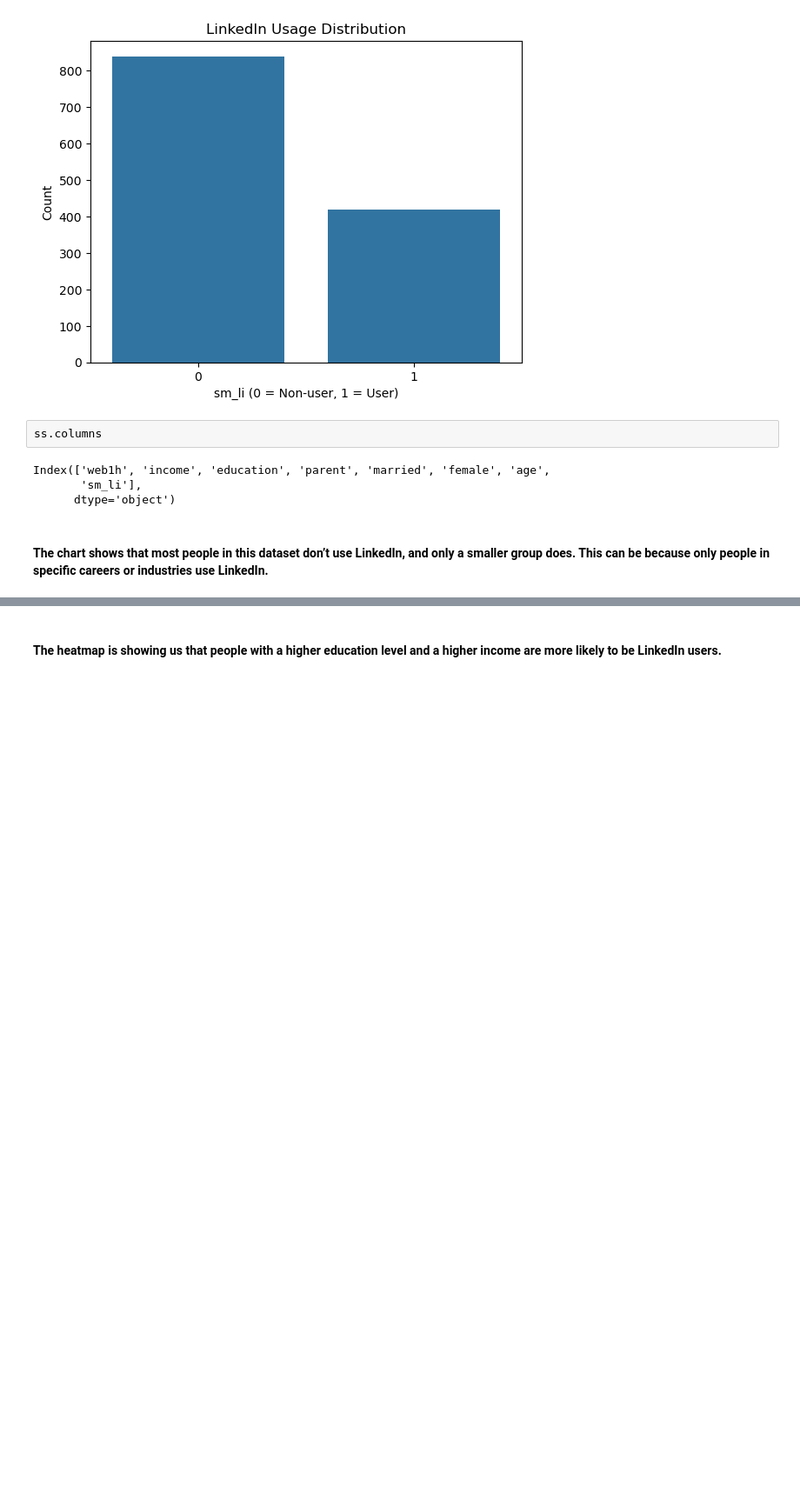
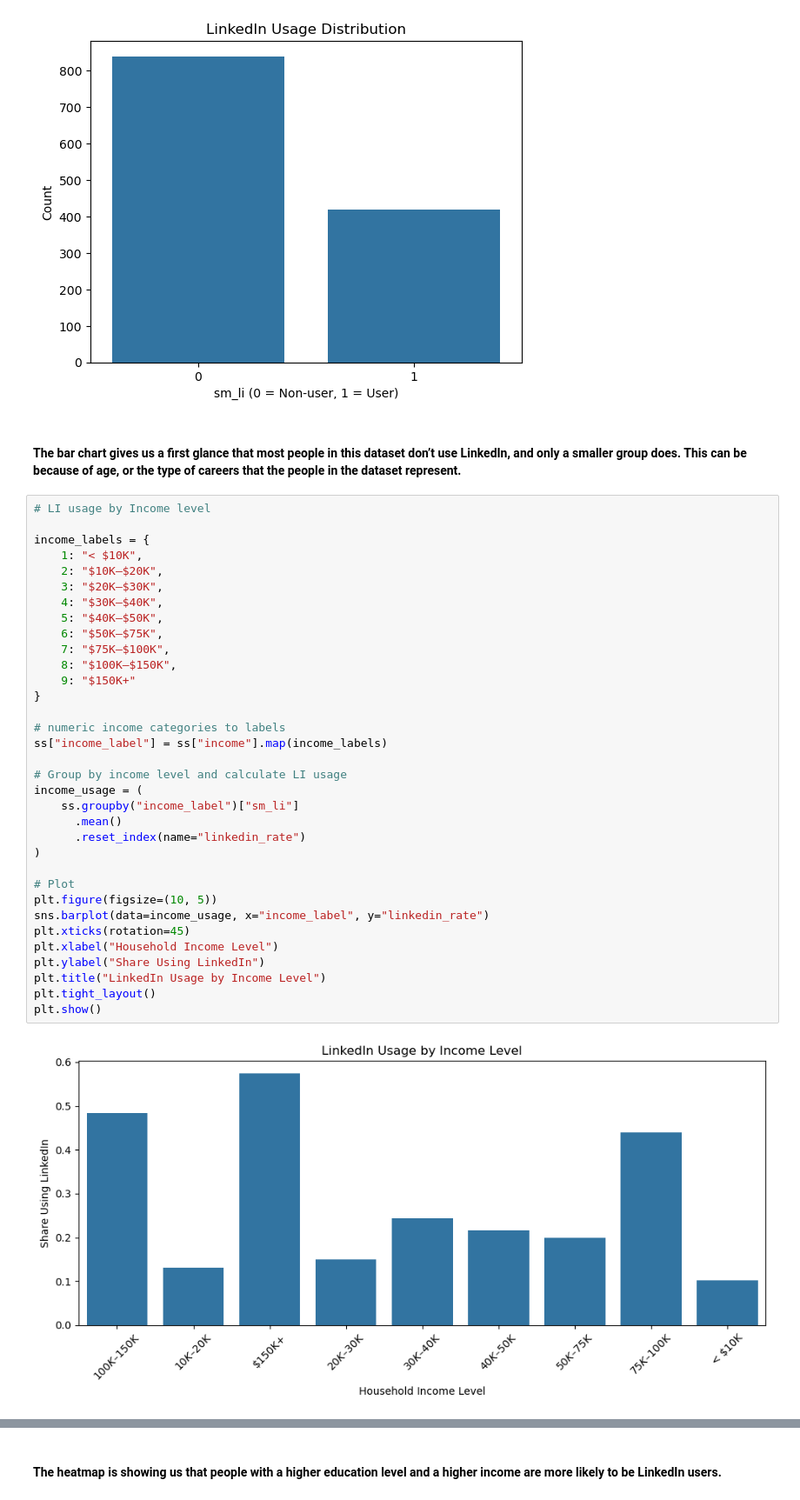
Before and after one commit to melissaog8/linkedinproject, a Jupyter notebook: Final Project.ipynb, the cells around one changed output, grey strips where cells are left out. Shown at 87% size. Drawn from its saved outputs; the diff is of its cells as text; blank space fills up the shorter version.

```diff
--- a/Final Project.ipynb
+++ b/Final Project.ipynb
@@ -140,11 +131,41 @@ plt.ylabel("Count")
 plt.show()
 # %% [output]
 [figure]
-# %%
-ss.columns
-# %% [output]
-Index(['web1h', 'income', 'education', 'parent', 'married', 'female', 'age',
-       'sm_li'],
-      dtype='object')
 # %% [markdown]
-#### The chart shows that most people in this dataset don’t use LinkedIn, and only a smaller group does. This can be because only people in specific careers or industries use LinkedIn.
+#### The bar chart gives us a first glance that most people in this dataset don’t use LinkedIn, and only a smaller group does. This can be because of age, or the type of careers that the people in the dataset represent.
+# %%
+# LI usage by Income level
+
+income_labels = {
+    1: "< $10K",
+    2: "$10K–$20K",
+    3: "$20K–$30K",
+    4: "$30K–$40K",
+    5: "$40K–$50K",
+    6: "$50K–$75K",
+    7: "$75K–$100K",
+    8: "$100K–$150K",
+    9: "$150K+"
+}
+
+# numeric income categories to labels
+ss["income_label"] = ss["income"].map(income_labels)
+
+# Group by income level and calculate LI usage
+income_usage = (
+    ss.groupby("income_label")["sm_li"]
+      .mean()
+      .reset_index(name="linkedin_rate")
+)
+
+# Plot
+plt.figure(figsize=(10, 5))
+sns.barplot(data=income_usage, x="income_label", y="linkedin_rate")
+plt.xticks(rotation=45)
+plt.xlabel("Household Income Level")
+plt.ylabel("Share Using LinkedIn")
+plt.title("LinkedIn Usage by Income Level")
+plt.tight_layout()
+plt.show()
+# %% [output]
+[figure, added]
```
Also changed, not shown: parts of 11 cells of this notebook, 3 other files.
